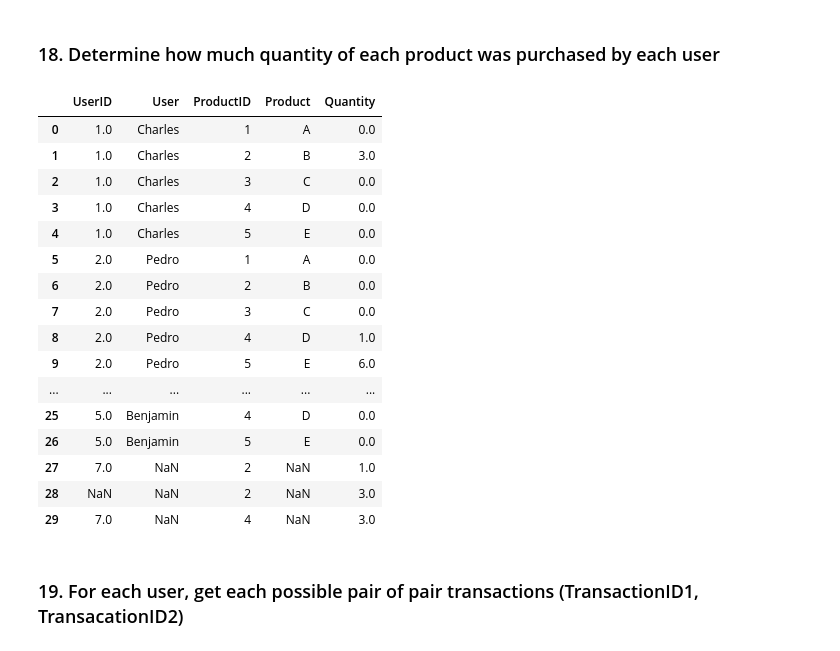
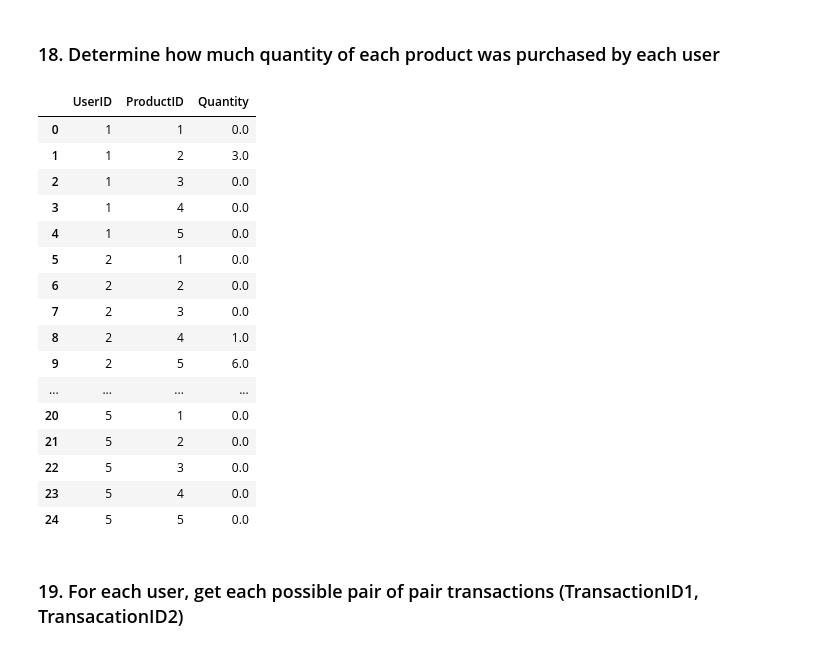
Before and after one commit to anishcr/iNeuron-Assignments, a Jupyter notebook: MLD6thJune/Assignments/Pandas/Practice-1.ipynb, the cells around one changed output. Drawn from its saved outputs; the diff is of its cells as text; code cells hidden in the pictures.

```diff
--- a/MLD6thJune/Assignments/Pandas/Practice-1.ipynb
+++ b/MLD6thJune/Assignments/Pandas/Practice-1.ipynb
@@ -360,36 +360,42 @@ users_products[['UserID', 'ProductID']]
 # %%
 users['tmp_key'] = 1
 products['tmp_key'] = 1
 
 users_products = pd.merge(users, products, on="tmp_key", how='outer')
 
 users_products.drop(['tmp_key'], axis=1, inplace=True)
+#do a left join on the output table df_out from previous step with transactions table on
+#the keys ['UserID','ProductID]
+
+df_user_prod_quant = pd.merge(users_products, transactions, how='left', on=['UserID','ProductID'])
 
 users.drop(['tmp_key'], axis=1, inplace=True)
 products.drop(['tmp_key'], axis=1, inplace=True)
 
-user_products_trans = pd.merge(users_products, transactions, on=["UserID", "ProductID"], how="outer")
+#Groupby the table on ['UserID','ProductID] and calculate the sum of Qunatity entity for each group
 
-user_products_trans['Quantity'].fillna(0, inplace=True)
+df_user_quantity = df_user_prod_quant.groupby(['UserID','ProductID'])['Quantity'].sum()
 
-user_products_trans[['UserID', 'User', 'ProductID', 'Product', 'Quantity']]
+#reset index so that the index column will have consecutive default numbers and fill NAN values with 0
+
+df_user_quantity.reset_index().fillna(0)
 # %% [output]
-|  | UserID | User | ProductID | Product | Quantity |
-| 0 | 1.0 | Charles | 1 | A | 0.0 |
-| 1 | 1.0 | Charles | 2 | B | 3.0 |
-| 2 | 1.0 | Charles | 3 | C | 0.0 |
-| 3 | 1.0 | Charles | 4 | D | 0.0 |
-| 4 | 1.0 | Charles | 5 | E | 0.0 |
-| 5 | 2.0 | Pedro | 1 | A | 0.0 |
-| 6 | 2.0 | Pedro | 2 | B | 0.0 |
-| 7 | 2.0 | Pedro | 3 | C | 0.0 |
-| 8 | 2.0 | Pedro | 4 | D | 1.0 |
-| 9 | 2.0 | Pedro | 5 | E | 6.0 |
-| ... | ... | ... | ... | ... | ... |
-| 25 | 5.0 | Benjamin | 4 | D | 0.0 |
-| 26 | 5.0 | Benjamin | 5 | E | 0.0 |
-| 27 | 7.0 | NaN | 2 | NaN | 1.0 |
-| 28 | NaN | NaN | 2 | NaN | 3.0 |
-| 29 | 7.0 | NaN | 4 | NaN | 3.0 |
+|  | UserID | ProductID | Quantity |
+| 0 | 1 | 1 | 0.0 |
+| 1 | 1 | 2 | 3.0 |
+| 2 | 1 | 3 | 0.0 |
+| 3 | 1 | 4 | 0.0 |
+| 4 | 1 | 5 | 0.0 |
+| 5 | 2 | 1 | 0.0 |
+| 6 | 2 | 2 | 0.0 |
+| 7 | 2 | 3 | 0.0 |
+| 8 | 2 | 4 | 1.0 |
+| 9 | 2 | 5 | 6.0 |
+| ... | ... | ... | ... |
+| 20 | 5 | 1 | 0.0 |
+| 21 | 5 | 2 | 0.0 |
+| 22 | 5 | 3 | 0.0 |
+| 23 | 5 | 4 | 0.0 |
+| 24 | 5 | 5 | 0.0 |
 # %% [markdown]
 ### 19. For each user, get each possible pair of pair transactions (TransactionID1, TransacationID2)
```
Also changed, not shown: parts of 9 cells of this notebook.
